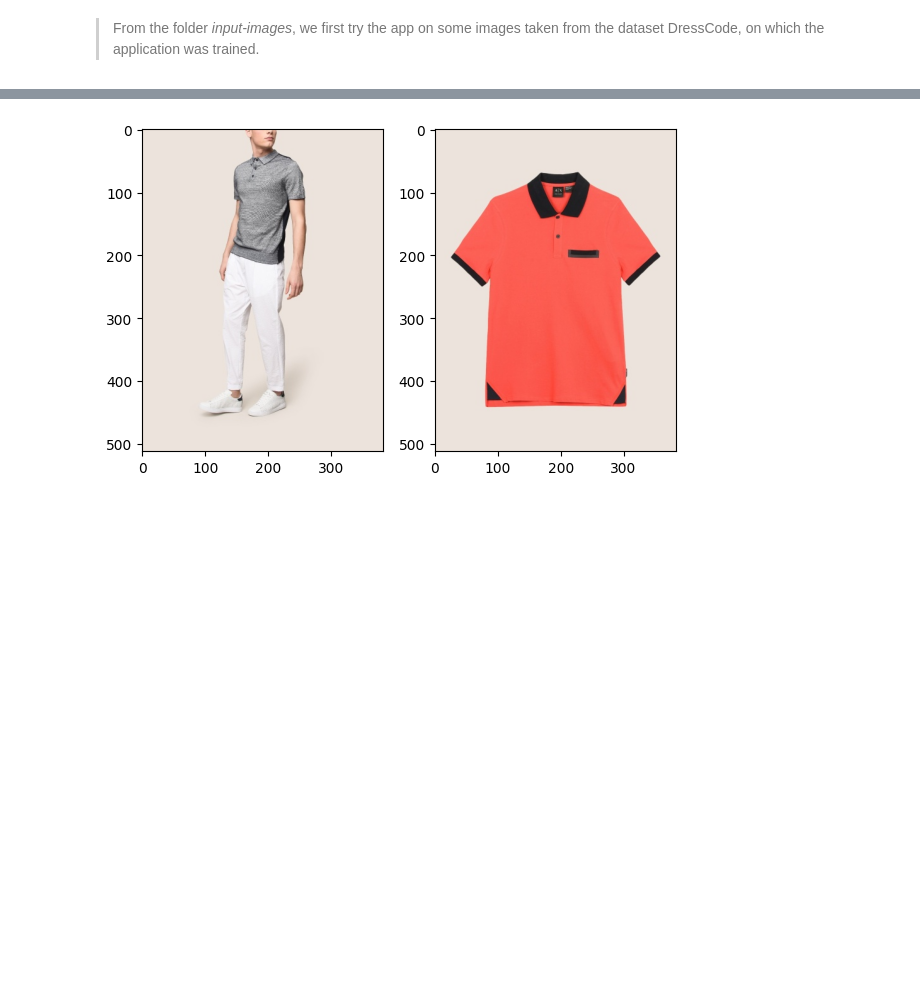
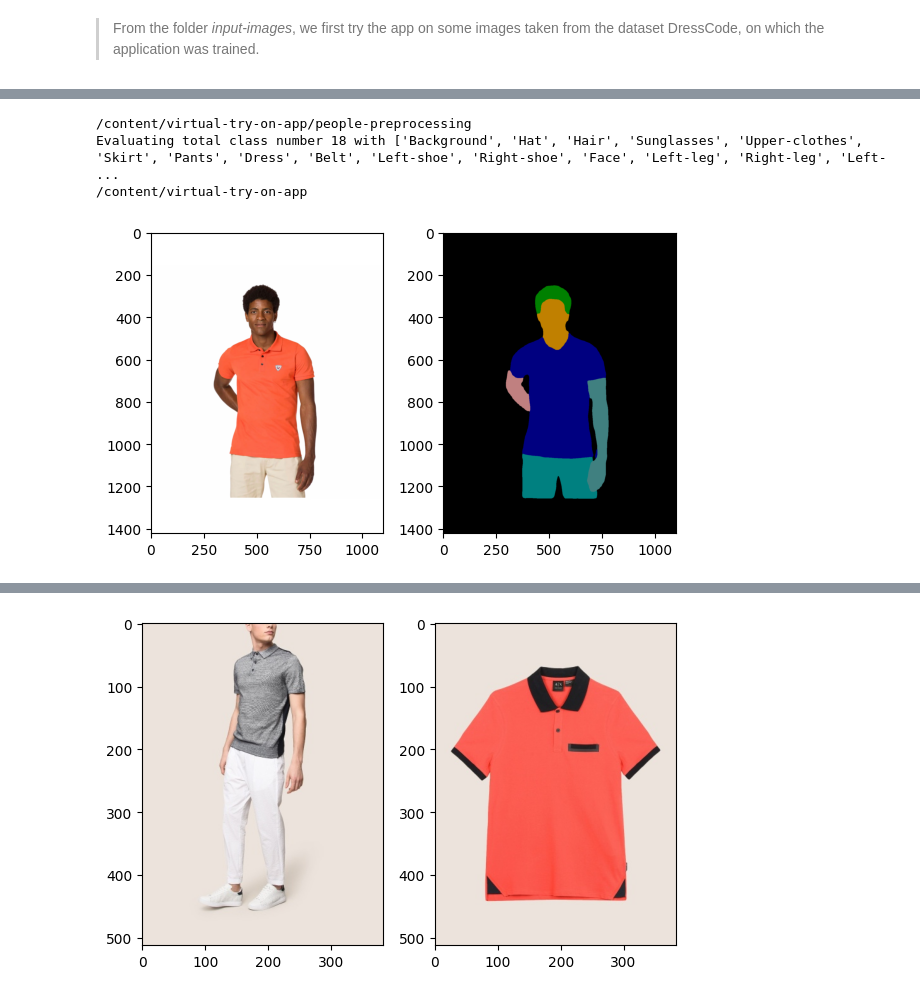
Before and after one commit to felicia-puzone/virtual-try-on-app, a Jupyter notebook: Inference_pipeline_presentation.ipynb, the cells around one changed output, grey strips where cells are left out. Cells and saved outputs as stored; diff of their text form; code cells hidden in the pictures; blank space fills up the shorter version.

Commit message:
fixed a bunch of bugs, new notebook version with vton 'in the wild' and background removal through alpha channel method

```diff
--- a/Inference_pipeline_presentation.ipynb
+++ b/Inference_pipeline_presentation.ipynb
@@ -51,0 +96,19 @@ def plot_img_list(img_list):
+# %%
+%cd people-preprocessing/
+
+
+!python simple_extractor.py --dataset 'atr' --input-dir ./../input_images/user_input --output-dir ./../input_images/output_schp --model-restore ./../../gdrive/MyDrive/exp-schp-201908301523-atr.pth
+
+%cd ..
+labels_image = cv2.imread(f"/content/virtual-try-on-app/input_images/output_schp/{user_image_name.split('_')[0]}_4.png")
+labels_image = cv2.cvtColor(labels_image, cv2.COLOR_BGR2RGB)
+person_image=cv2.imread(f"/content/virtual-try-on-app/input_images/user_input/{user_image_name}")
+person_image = cv2.cvtColor(person_image, cv2.COLOR_BGR2RGB)
+show_list = [person_image, labels_image]
+
+plot_img_list(show_list)
+# %% [output]
+/content/virtual-try-on-app/people-preprocessing
+Evaluating total class number 18 with ['Background', 'Hat', 'Hair', 'Sunglasses', 'Upper-clothes', 'Skirt', 'Pants', 'Dress', 'Belt', 'Left-shoe', 'Right-shoe', 'Face', 'Left-leg', 'Right-leg', 'Left- ...
+/content/virtual-try-on-app
+[figure, added]
```
Also changed, not shown: parts of 57 cells of this notebook, 6 other files.
